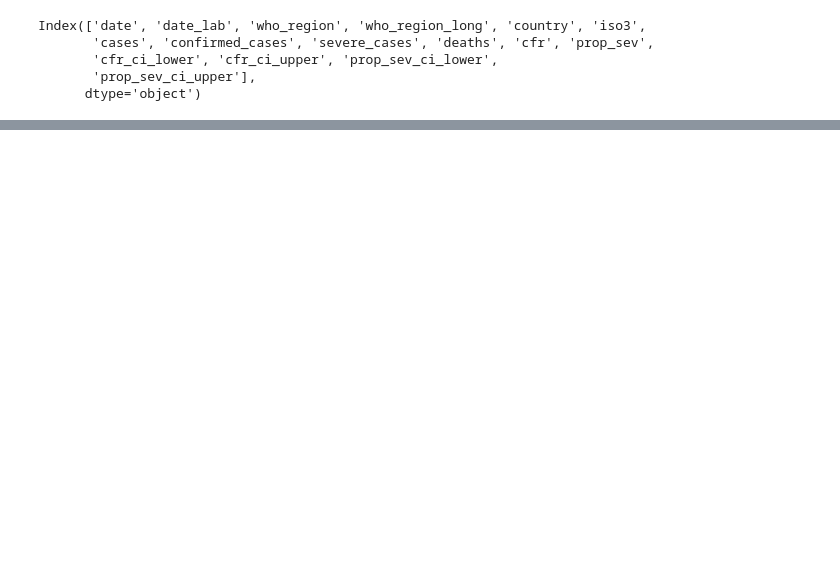
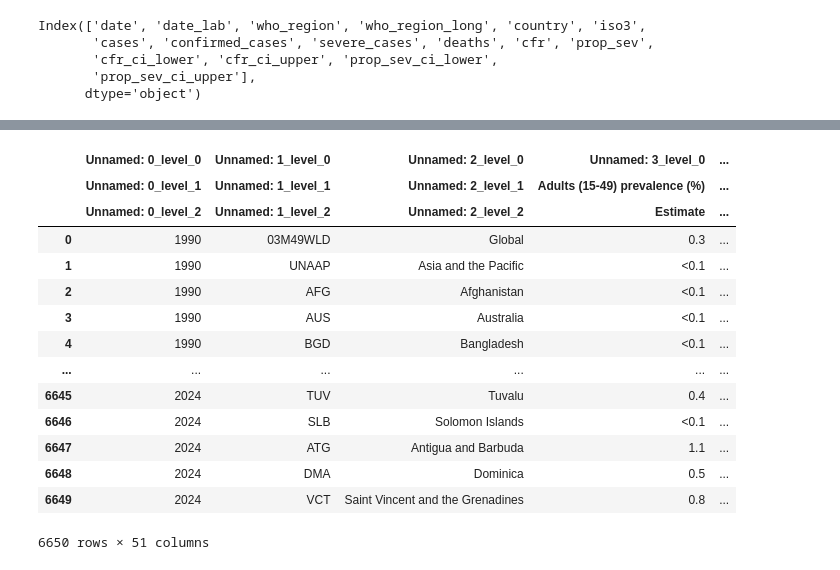
Before and after one commit to Gusjh09/proyectoiiprograii, a Jupyter notebook: Proyecto_II.ipynb, the cells around one changed output, grey strips where cells are left out. Saved outputs shown, nothing was run; the diff lists cells and outputs as text; code cells hidden in the pictures; blank space fills up the shorter version.

```diff
--- a/Proyecto_II.ipynb
+++ b/Proyecto_II.ipynb
@@ -29,0 +162,29 @@ Index(['date', 'date_lab', 'who_region', 'who_region_long', 'country', 'iso3',
+# %%
+df_ = pd.read_excel("HIV_estimates_from_1990-to-present.xlsx", header=[3,4,5])
+
+df_HIV = df.dropna(how="all").dropna(how="all", axis=1)
+
+id_cols = df_HIV.columns[:3]
+value_cols = df_HIV.columns[3:]
+
+tidy = df_HIV.set_index(list(id_cols)).stack([0,1,2]).reset_index()
+
+tidy.columns = list(id_cols) + ["indicator","bound","subbound","value"]
+# %%
+df_HIV
+# %% [output]
+|  | Unnamed: 0_level_0 | Unnamed: 1_level_0 | Unnamed: 2_level_0 | Unnamed: 3_level_0 | ... |
+|  | Unnamed: 0_level_1 | Unnamed: 1_level_1 | Unnamed: 2_level_1 | Adults (15-49) prevalence (%) | ... |
+|  | Unnamed: 0_level_2 | Unnamed: 1_level_2 | Unnamed: 2_level_2 | Estimate | ... |
+| 0 | 1990 | 03M49WLD | Global | 0.3 | ... |
+| 1 | 1990 | UNAAP | Asia and the Pacific | <0.1 | ... |
+| 2 | 1990 | AFG | Afghanistan | <0.1 | ... |
+| 3 | 1990 | AUS | Australia | <0.1 | ... |
+| 4 | 1990 | BGD | Bangladesh | <0.1 | ... |
+| ... | ... | ... | ... | ... | ... |
+| 6645 | 2024 | TUV | Tuvalu | 0.4 | ... |
+| 6646 | 2024 | SLB | Solomon Islands | <0.1 | ... |
+| 6647 | 2024 | ATG | Antigua and Barbuda | 1.1 | ... |
+| 6648 | 2024 | DMA | Dominica | 0.5 | ... |
+| 6649 | 2024 | VCT | Saint Vincent and the Grenadines | 0.8 | ... |
+6650 rows × 51 columns
```
Also changed, not shown: parts of 44 cells of this notebook.
